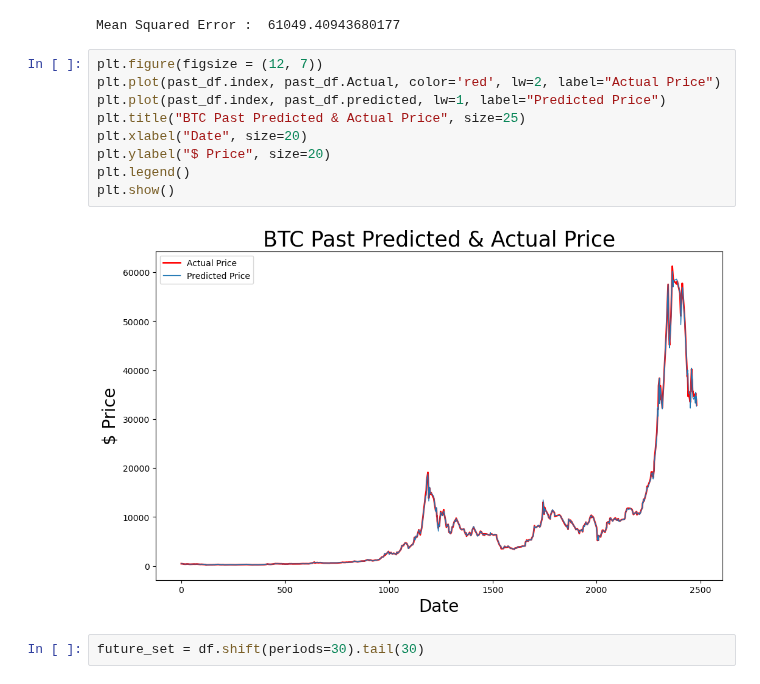
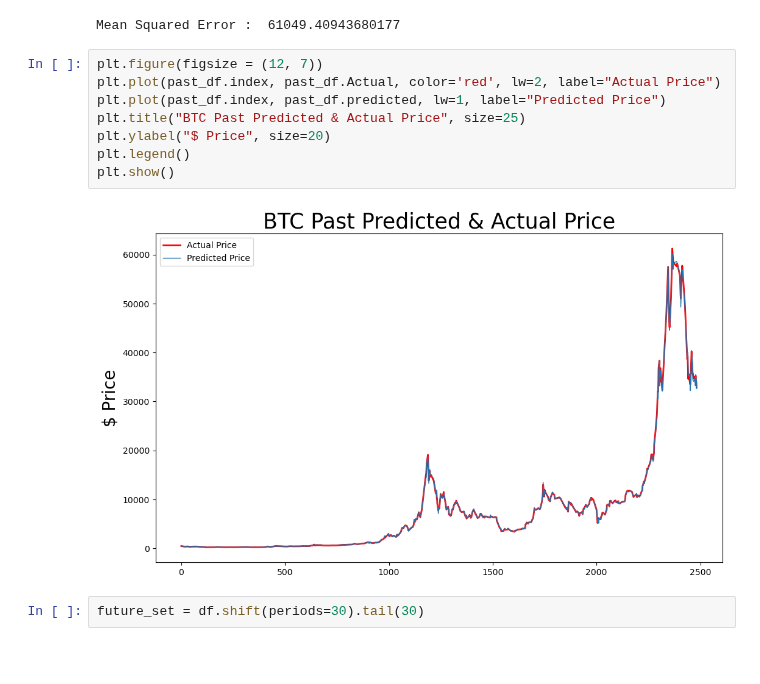
Before and after one commit to Hpouralireza/crypto_LinearRegression, a Jupyter notebook: predictor.ipynb, the cells around one changed output. Cells and saved outputs as stored; diff of their text form; blank space fills up the shorter version.

```diff
--- a/predictor.ipynb
+++ b/predictor.ipynb
@@ -177,14 +177,13 @@ Mean Squared Error :  61049.40943680177
 # %%
 plt.figure(figsize = (12, 7))
 plt.plot(past_df.index, past_df.Actual, color='red', lw=2, label="Actual Price")
 plt.plot(past_df.index, past_df.predicted, lw=1, label="Predicted Price")
 plt.title("BTC Past Predicted & Actual Price", size=25)
-plt.xlabel("Date", size=20)
 plt.ylabel("$ Price", size=20)
 plt.legend()
 plt.show()
 # %% [output]
-[figure, old version]
+[figure, new version]
 # %%
 future_set = df.shift(periods=30).tail(30)
 # %%
```
Also changed, not shown: parts of 2 cells of this notebook.
